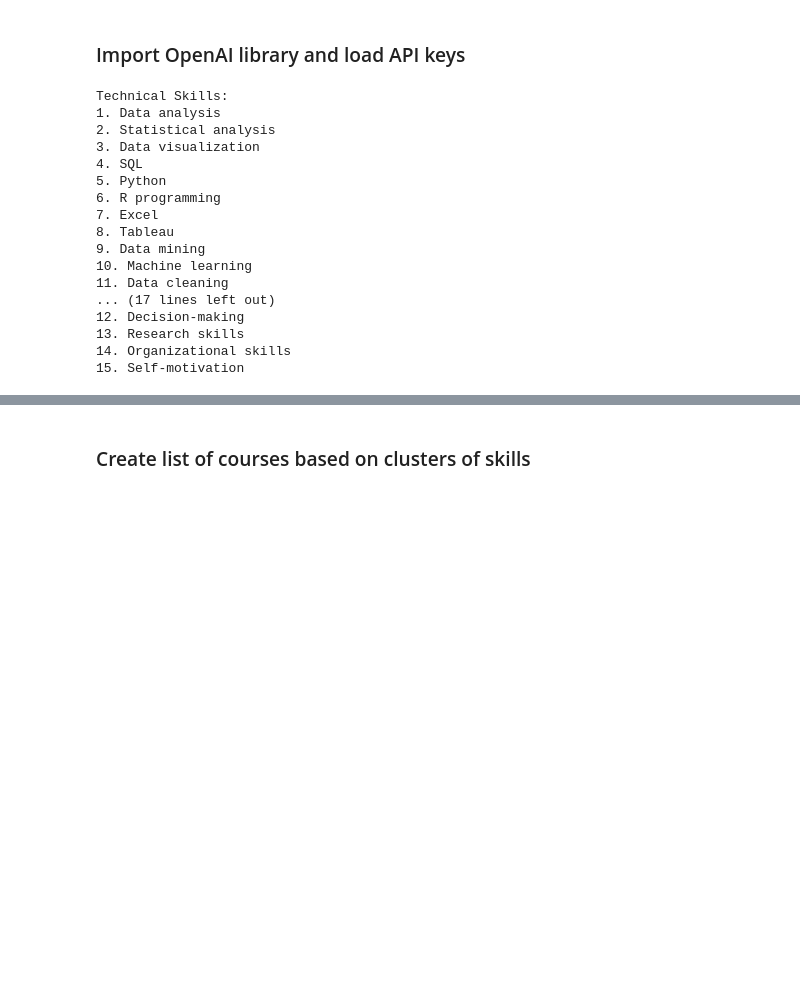
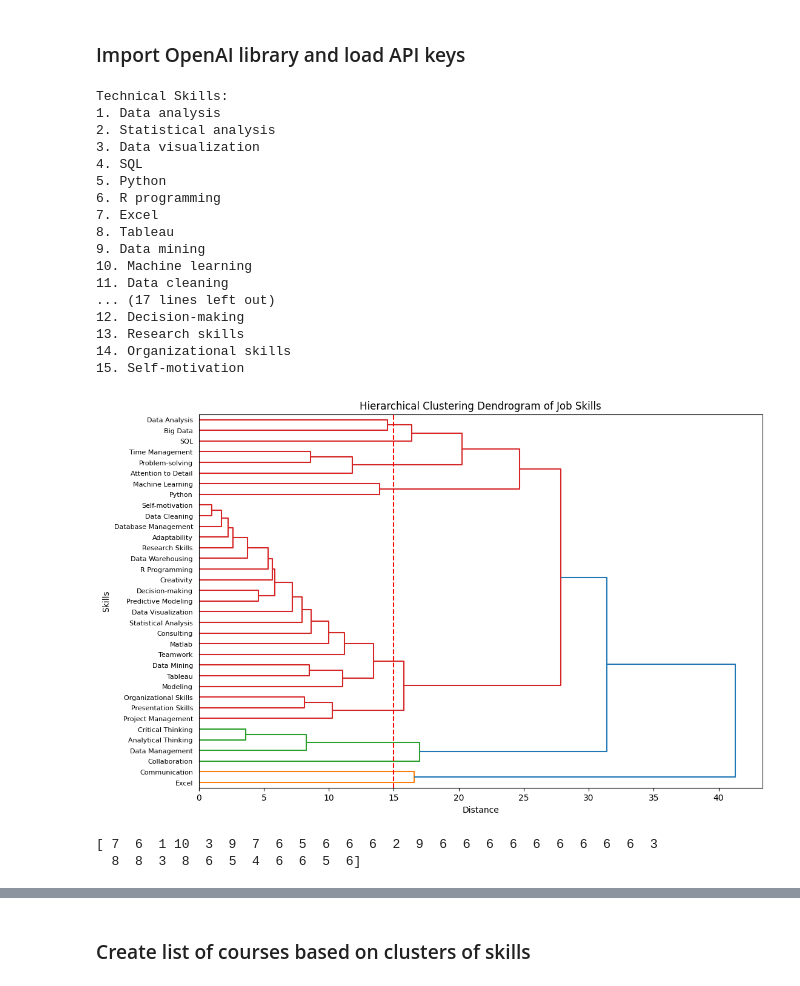
Before and after one commit to sourenpash/MIE162, a Jupyter notebook: assignment 3/Assignment_3_Template.ipynb, the cells around one changed output, grey strips where cells are left out. Drawn from its saved outputs; the diff is of its cells as text; code cells hidden in the pictures; blank space fills up the shorter version.

```diff
--- a/assignment 3/Assignment_3_Template.ipynb
+++ b/assignment 3/Assignment_3_Template.ipynb
@@ -364,0 +348,74 @@ temperature = 0.5
+# %%
+import pandas as pd
+import numpy as np
+from scipy.cluster.hierarchy import dendrogram, linkage
+import matplotlib.pyplot as plt
+from scipy.cluster.hierarchy import fcluster
+
+# Example DataFrame 'results' with job postings and 'Descriptions'
+# Ensure to replace this with your actual DataFrame
+# results = pd.DataFrame({
+#     'Descriptions': [...]
+# })
+
+# Existing skills dictionaries
+sskills = {'Python': [], 'Matlab': [], 'Excel': [], 'SQL': []}
+tskills = {'Data Management': [], 'Big Data': [], 'Machine Learning': [], 'Modeling': []}
+bskills = {'Project Management': [], 'Consulting': []}
+pskills = {'Teamwork': [], 'Creativity': [], 'Communication': []}
+
+# New skills to be added
+technical_skills = {
+    'Data Analysis': [], 'Statistical Analysis': [], 'Data Visualization': [],
+    'R Programming': [], 'Tableau': [], 'Data Mining': [],
+    'Data Cleaning': [], 'Database Management': [], 'Predictive Modeling': [],
+    'Data Warehousing': []
+}
+
+soft_skills = {
+    'Analytical Thinking': [], 'Problem-solving': [], 'Attention to Detail': [],
+    'Critical Thinking': [], 'Time Management': [], 'Adaptability': [],
+    'Presentation Skills': [], 'Collaboration': [], 'Decision-making': [],
+    'Research Skills': [], 'Organizational Skills': [], 'Self-motivation': []
+}
+
+# Combine all skills into a single dictionary
+all_skills = {**sskills, **tskills, **bskills, **pskills, **technical_skills, **soft_skills}
+
+# Extract skills from job postings
+for _, row in results.iterrows():
+    cleantext = row["Descriptions"].lower()
+    for skill in all_skills:
+        all_skills[skill].append('1' if skill.lower() in cleantext else '0')
+
+# Convert skills dictionaries into a DataFrame
+df_skills = pd.DataFrame(all_skills)
+
+# Convert all entries to numeric values for clustering
+df_skills_numeric = df_skills.apply(pd.to_numeric)
+
+# Perform hierarchical clustering
+Z = linkage(df_skills_numeric.T, 'ward')
+
+# Plot the dendrogram
+plt.figure(figsize=(12, 8))
+dendrogram(Z, labels=df_skills_numeric.columns, orientation='right')
+
+# Choose a max_d value based on your dendrogram
+max_d = 15  # Replace with the distance value where you want to cut
+
+# Draw a vertical line at max_d
+plt.axvline(x=max_d, color='r', linestyle='--')
+
+plt.title('Hierarchical Clustering Dendrogram of Job Skills')
+plt.xlabel('Distance')
+plt.ylabel('Skills')
+plt.show()
+
+# Get cluster labels based on max_d
+cluster_labels = fcluster(Z, max_d, criterion='distance')
+print(cluster_labels)
+# %% [output]
+[figure, added]
+[ 7  6  1 10  3  9  7  6  5  6  6  6  2  9  6  6  6  6  6  6  6  6  6  3
+  8  8  3  8  6  5  4  6  6  5  6]
```
Also changed, not shown: parts of 15 cells of this notebook, 14 other files.
